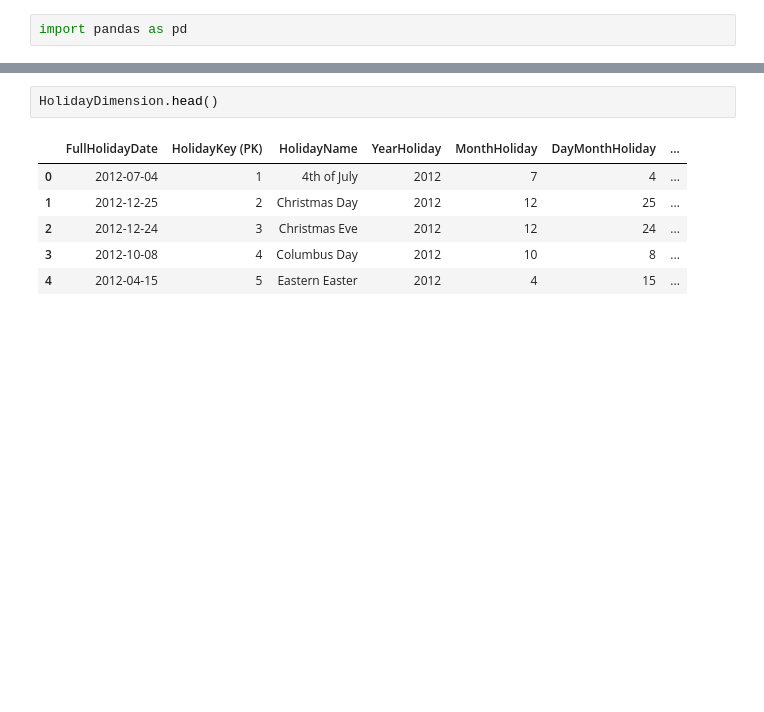
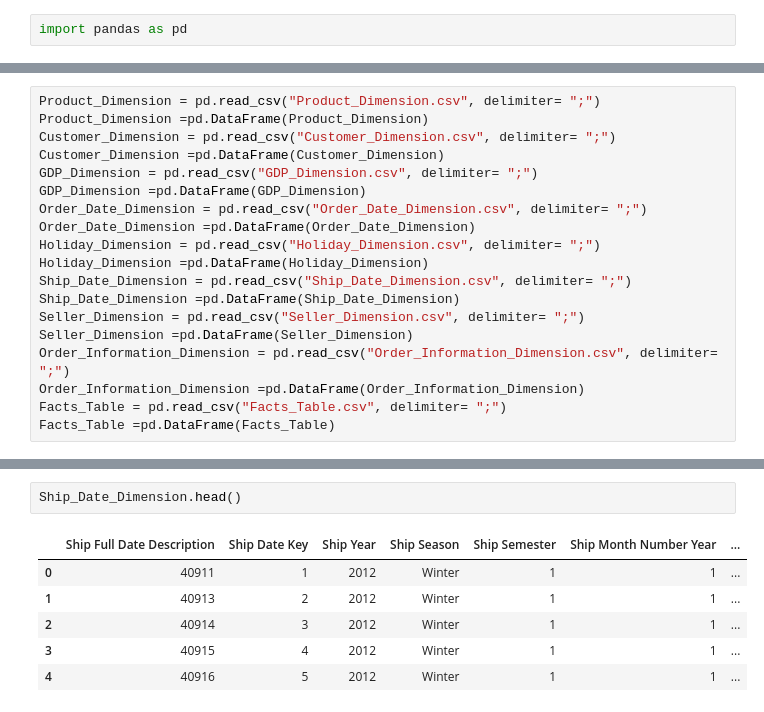
Before and after one commit to ASobreira/Data-Warehouses, a Jupyter notebook: Phase02/Dimensions/dimensions.ipynb, the cells around one changed output, grey strips where cells are left out. Cells and saved outputs as stored; diff of their text form; blank space fills up the shorter version.

```diff
--- a/Phase02/Dimensions/dimensions.ipynb
+++ b/Phase02/Dimensions/dimensions.ipynb
@@ -14,3 +3,22 @@ HolidayDimension =pd.DataFrame(HolidayDimension)
+# %%
+Product_Dimension = pd.read_csv("Product_Dimension.csv", delimiter= ";")
+Product_Dimension =pd.DataFrame(Product_Dimension)
+Customer_Dimension = pd.read_csv("Customer_Dimension.csv", delimiter= ";")
+Customer_Dimension =pd.DataFrame(Customer_Dimension)
+GDP_Dimension = pd.read_csv("GDP_Dimension.csv", delimiter= ";")
+GDP_Dimension =pd.DataFrame(GDP_Dimension)
+Order_Date_Dimension = pd.read_csv("Order_Date_Dimension.csv", delimiter= ";")
+Order_Date_Dimension =pd.DataFrame(Order_Date_Dimension)
+Holiday_Dimension = pd.read_csv("Holiday_Dimension.csv", delimiter= ";")
+Holiday_Dimension =pd.DataFrame(Holiday_Dimension)
+Ship_Date_Dimension = pd.read_csv("Ship_Date_Dimension.csv", delimiter= ";")
+Ship_Date_Dimension =pd.DataFrame(Ship_Date_Dimension)
+Seller_Dimension = pd.read_csv("Seller_Dimension.csv", delimiter= ";")
+Seller_Dimension =pd.DataFrame(Seller_Dimension)
+Order_Information_Dimension = pd.read_csv("Order_Information_Dimension.csv", delimiter= ";")
+Order_Information_Dimension =pd.DataFrame(Order_Information_Dimension)
+Facts_Table = pd.read_csv("Facts_Table.csv", delimiter= ";")
+Facts_Table =pd.DataFrame(Facts_Table)
 # %%
 Product_Dimension.head()
 # %% [output]
@@ -50,9 +58,9 @@ OrderDate_Dimension.head()
 # %%
-HolidayDimension.head()
+Ship_Date_Dimension.head()
 # %% [output]
-|  | FullHolidayDate | HolidayKey (PK) | HolidayName | YearHoliday | MonthHoliday | DayMonthHoliday | ... |
-| 0 | 2012-07-04 | 1 | 4th of July | 2012 | 7 | 4 | ... |
-| 1 | 2012-12-25 | 2 | Christmas Day | 2012 | 12 | 25 | ... |
-| 2 | 2012-12-24 | 3 | Christmas Eve | 2012 | 12 | 24 | ... |
-| 3 | 2012-10-08 | 4 | Columbus Day | 2012 | 10 | 8 | ... |
-| 4 | 2012-04-15 | 5 | Eastern Easter | 2012 | 4 | 15 | ... |
+|  | Ship Full Date Description | Ship Date Key | Ship Year | Ship Season | Ship Semester | Ship Month Number Year | ... |
+| 0 | 40911 | 1 | 2012 | Winter | 1 | 1 | ... |
+| 1 | 40913 | 2 | 2012 | Winter | 1 | 1 | ... |
+| 2 | 40914 | 3 | 2012 | Winter | 1 | 1 | ... |
+| 3 | 40915 | 4 | 2012 | Winter | 1 | 1 | ... |
+| 4 | 40916 | 5 | 2012 | Winter | 1 | 1 | ... |
```
Also changed, not shown: parts of 12 cells of this notebook, 24 other files.
